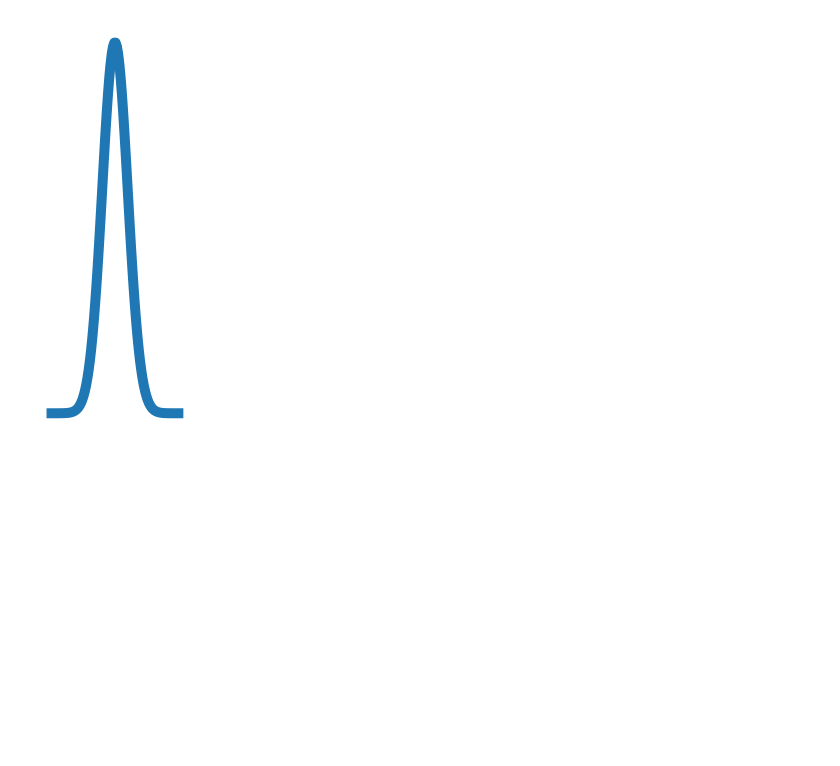
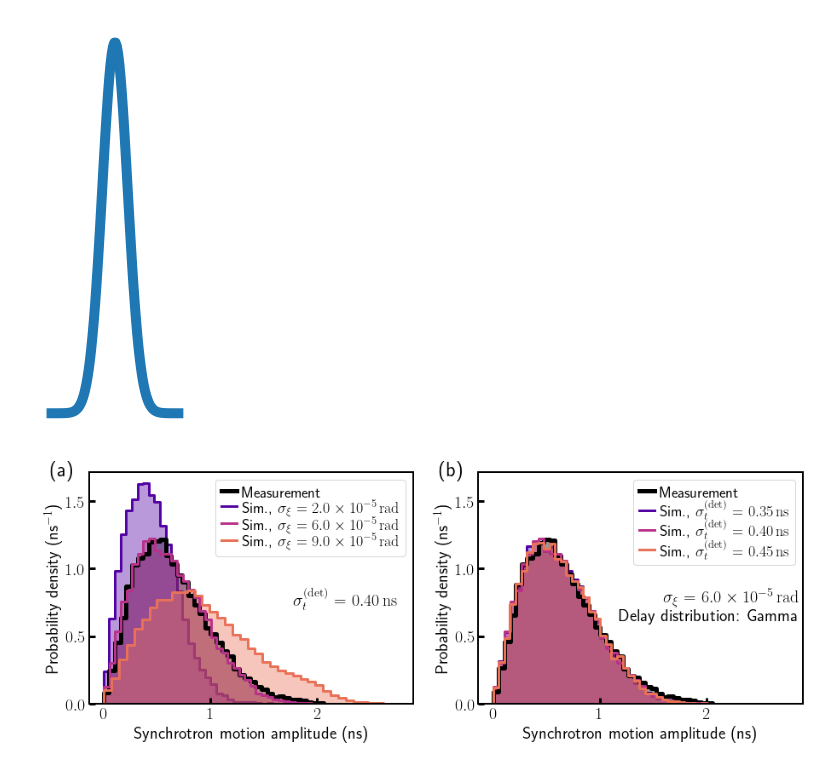
Before and after one commit to IharLobach/ursse, a Jupyter notebook: analyzing_collected_data/all_single_electron_data/plots_for_JINST.ipynb, the cells around one changed output. Saved outputs shown, nothing was run; the diff lists cells and outputs as text; code cells hidden in the pictures; blank space fills up the shorter version.

Commit message:
some changes for jinst

```diff
--- a/analyzing_collected_data/all_single_electron_data/plots_for_JINST.ipynb
+++ b/analyzing_collected_data/all_single_electron_data/plots_for_JINST.ipynb
@@ -230,3 +235,92 @@ plt.axis('off')
 # %% [output]
 (-5.5, 5.5, -0.04993235865858181, 1.0486615182000039)
 [figure]
+# %%
+from ursse.path_assistant import get_plot_style_sheet
+plt.style.use(get_plot_style_sheet("jinst"))
+plt.rc('text.latex', preamble=
+       r'\usepackage{siunitx}')
+tts_latex = r"$\sigma^{\mathrm{(det)}}_t$"
+fit_tts = 0.4
+rf_proj = [r for r in all_results if (r['spad_tts'] == fit_tts) and (r['spad_tts_dist'] == 'Gamma')]
+fig, axs = plt.subplots(1, 2, figsize=(15,5))
+ax0, ax1 = axs
+
+colormap = cm.get_cmap("plasma")
+cols = [colormap(i/14) for i in [2,6,9]]
+alpha = 0.4
+subtitlepos = 0.95, 0.5
+
+
+for i, res in enumerate([rf_proj[j] for j in [2,6,9]]):
+    rf_noise_std = res['rf_noise_std']
+    rf_noise_label = res['rf_std_label']
+    data = res['data']
+    x = data['amplitude']['bin_centers']
+    if i == 0:
+        col="black"
+        y = normalize(data['amplitude']['aggregated_hists']['meas'])/(x[1]-x[0])
+        myhist(ax0, x, y, label="Measurement",
+                linewidth=5, color=col, zorder=1)
+    y = normalize(data['amplitude']['aggregated_hists']['sim'])/(x[1]-x[0])
+    col = cols[i]
+    myhist(ax0, x, y, label=r"Sim., $\sigma_\xi$ = "+r"\SI{"+rf_noise_label+"}{rad}",
+           color=col, zorder=i,
+           linewidth=3)
+ax0.set_ylabel("Probability density (ns$^{-1}$)")
+ax0.set_xlabel("Synchrotron motion amplitude (ns)")
+ax0.text(*subtitlepos, tts_latex+r" = $\SI{0.40}{ns}$",
+         transform=ax0.transAxes,
+         va='top', ha='right')
+ax0.set_ylim(0, ax0.get_ylim()[1])
+ax0.legend()
+
+
+fit_tts = 0.4
+best_rf_label = "6.0e-05"
+tts_proj = [r for r in all_results if (r['rf_std_label'] == best_rf_label)
+            and (r['spad_tts_dist'] == 'Gamma')]
+
+colormap = cm.get_cmap("plasma")
+cols = [colormap(i/14) for i in [2, 6, 9]]
+alpha = 0.4
+subtitlepos = 0.99, 0.5
+
+
+for i, res in enumerate([tts_proj[j] for j in [0, 1, 2]]):
+    tts = res['spad_tts']
+    data = res['data']
+    x = data['amplitude']['bin_centers']
+    if i == 0:
+        col = "black"
+        y = normalize(data['amplitude']['aggregated_hists']
+                      ['meas'])/(x[1]-x[0])
+        myhist(ax1, x, y, label="Measurement",
+               linewidth=5, color=col, zorder=1)
+    y = normalize(data['amplitude']['aggregated_hists']['sim'])/(x[1]-x[0])
+    col = cols[i]
+    myhist(ax1, x, y, label=f"Sim., "+tts_latex+r" = \SI{"+f"{tts:.2f}"+r"}{ns}",
+           color=col, zorder=i,
+           linewidth=3)
+ax1.set_ylabel("Probability density (ns$^{-1}$)")
+ax1.set_xlabel("Synchrotron motion amplitude (ns)")
+ax1.text(*subtitlepos,
+         r"$\sigma_\xi$ = $\SI{6.0e-5}{rad}$"
+         + "\n" + f"Delay distribution: Gamma",
+         transform=ax1.transAxes,
+         va='top', ha='right')
+ax1.set_ylim(0, ax0.get_ylim()[1])
+ax1.set_xlim(ax0.get_xlim()[0], ax0.get_xlim()[1])
+ax1.legend()
+
+
+for ax, lab in zip(axs, ["(a)", "(b)"]):
+    ax.text(-0.12, 1.05, lab, transform=ax.transAxes, va='top', ha='left',
+           fontsize=24)
+
+fig.savefig(os.path.join(images_dir,
+                             "various_rf_jitter_std_jinst.png"),
+            dpi=300, bbox_inches='tight')
+plt.show()
+# %% [output]
+[figure, added]
```
Also changed, not shown: parts of 1 cell of this notebook, 2 other files.
